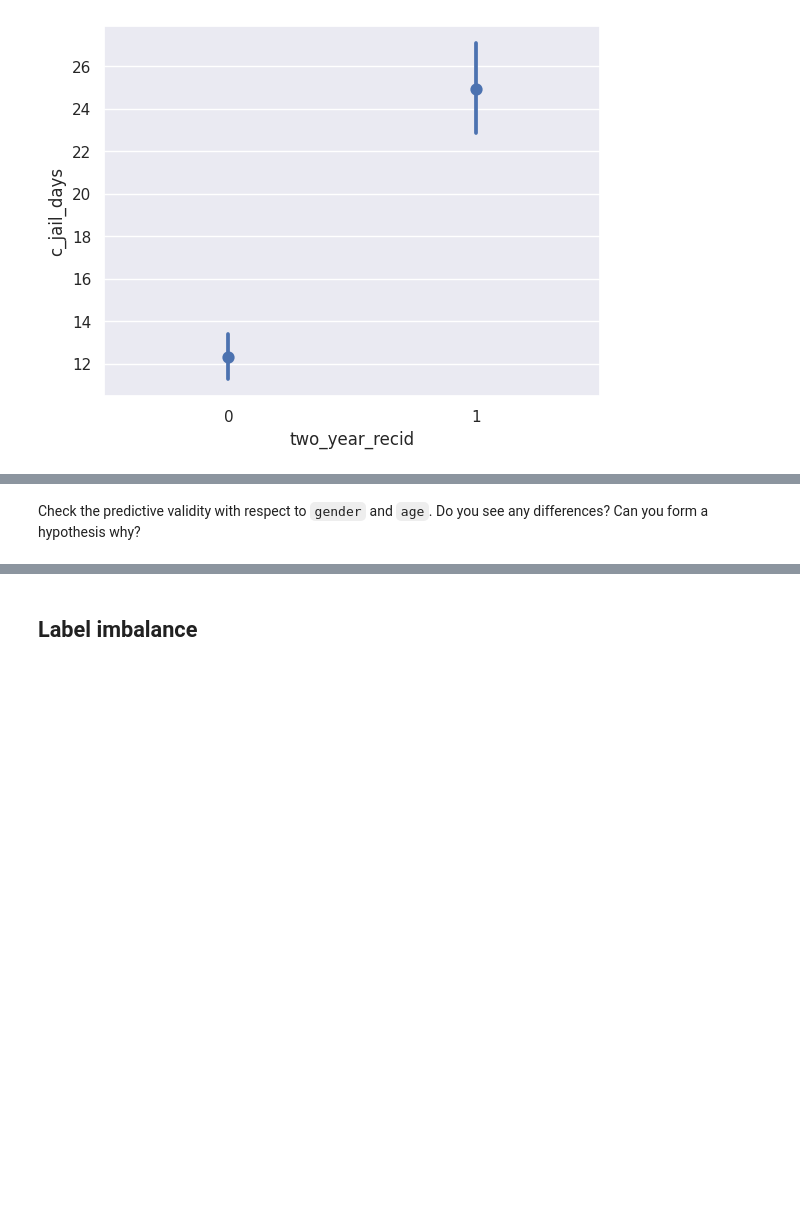
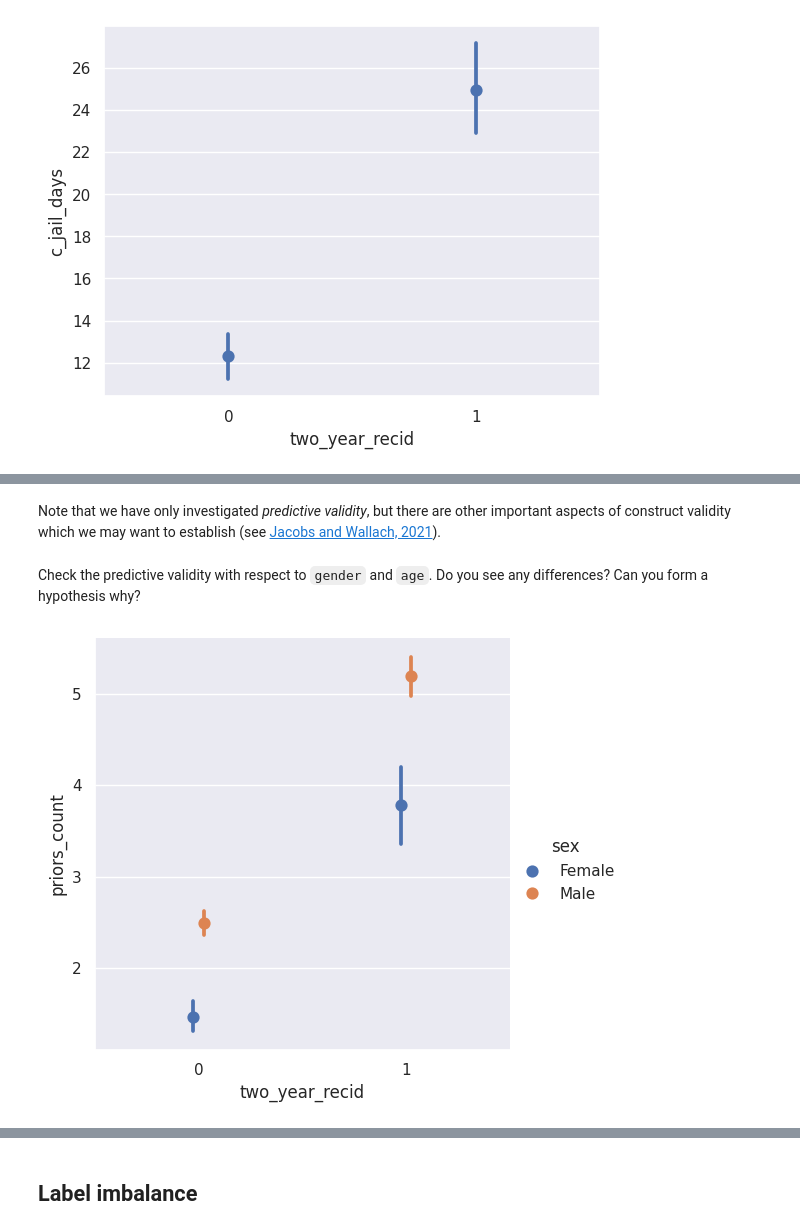
Before and after one commit to nokks/Fairness, a Jupyter notebook: 2021_scipy_tutorial/fairness-in-AI-systems-student.ipynb, the cells around one changed output, grey strips where cells are left out. Drawn from its saved outputs; the diff is of its cells as text; code cells hidden in the pictures; blank space fills up the shorter version.

```diff
--- a/2021_scipy_tutorial/fairness-in-AI-systems-student.ipynb
+++ b/2021_scipy_tutorial/fairness-in-AI-systems-student.ipynb
@@ -653,8 +709,13 @@ Note that we have only investigated _predictive validity_, but there are other i
+# %% [markdown]
+
+Note that we have only investigated _predictive validity_, but there are other important aspects of construct validity which we may want to establish (see [Jacobs and Wallach, 2021](https://arxiv.org/abs/1912.05511)).
 # %% [markdown]
 Check the predictive validity with respect to `gender` and `age`. Do you see any differences? Can you form a hypothesis why?
 # %%
 # Check for predictive validity by gender
-sns.catplot(y="had_inpatient_days",x="recid_in_2_years",hue=_____, data=df,
-            kind="point", ci=95, dodge=True, join=False);
+sns.catplot(y="priors_count", x="two_year_recid", hue="sex", data=df,
+            kind="point", errorbar=('ci', 95), linestyle='none', dodge=True);
+# %% [output]
+[figure, added]
 # %%
 # Check for predictive validity by age
```
Also changed, not shown: parts of 62 cells of this notebook.
